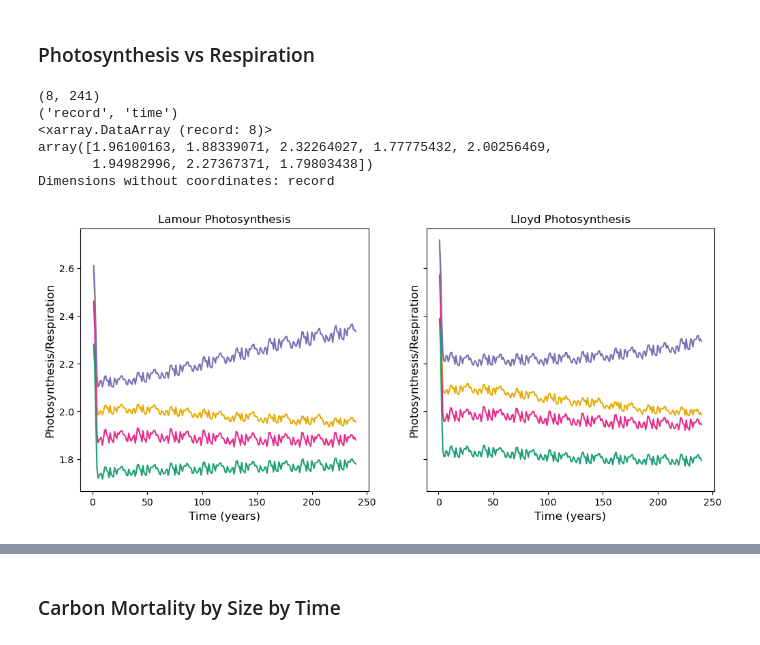
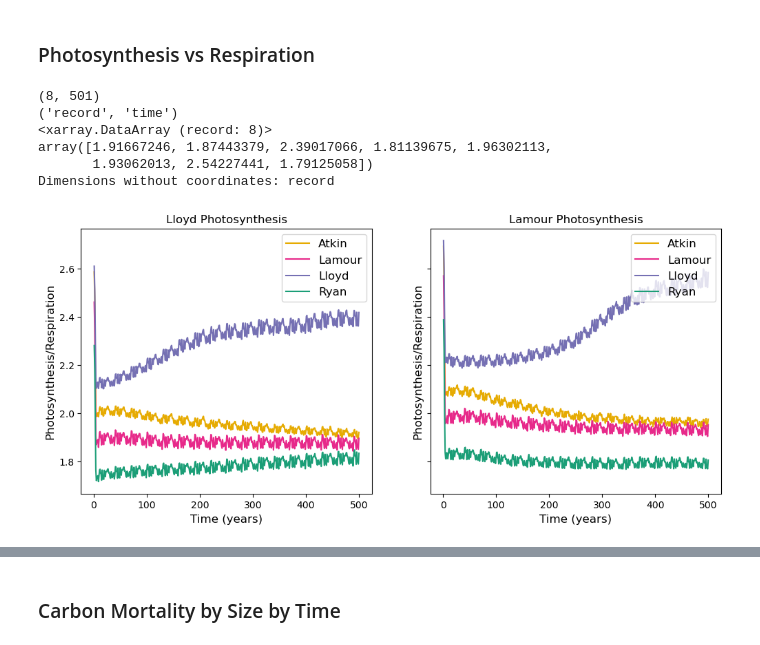
Before and after one commit to dey3434/suli_internship, a Jupyter notebook: SULI Project - Benchmarking and Testing.ipynb, the cells around one changed output, grey strips where cells are left out. Saved outputs shown, nothing was run; the diff lists cells and outputs as text; code cells hidden in the pictures.

```diff
--- a/SULI Project - Benchmarking and Testing.ipynb
+++ b/SULI Project - Benchmarking and Testing.ipynb
@@ -114,7 +114,14 @@ bcie2time = bcie2.variables['time'] / 365
 #bcie3 = '/Users/sharmiladey/Desktop/bci_ensemble_2pfts_vert_scaling_slatop1.5.Eb645be3aa2-Ff47577fa.2023-07-05.h0.ensemble.sofar.nc'
 #first run with all 8 models! has a fates bug tho
 #bcie3 = '/Users/sharmiladey/Desktop/bci_ensemble_2pfts_vert_vcmax_scaling.Eb645be3aa2-F00b6500c.2023-07-14.h0.ensemble.sofar.nc'
-bcie3 = '/Users/sharmiladey/Desktop/bci_ensemble_2pfts_vert_vcmax_scaling.Eb645be3aa2-F2cdbefb8.2023-07-17.h0.ensemble.sofar.nc'
+#250 years, all 8 models
+#bcie3 = '/Users/sharmiladey/Desktop/bci_ensemble_2pfts_vert_vcmax_scaling.Eb645be3aa2-F2cdbefb8.2023-07-17.h0.ensemble.sofar.nc'
+#500 years, all 8 models, finished version of previous bcie3
+#bcie3 = '/Users/sharmiladey/Desktop/bci_ensemble_2pfts_vert_vcmax_scaling.Eb645be3aa2-F2cdbefb8.2023-07-25.h0.ensemble.sofar.nc'
+#300 years new history output variable
+#bcie3 = '/Users/sharmiladey/Desktop/bci_ensemble_2pfts_vert_vcmax_scaling.Eb645be3aa2-F93377650.2023-07-25.h0.ensemble.sofar.nc'
+#500 version of model above
+bcie3 = '/Users/sharmiladey/Desktop/bci_ensemble_2pfts_vert_vcmax_scaling.Eb645be3aa2-F93377650.2023-07-28.h0.ensemble.sofar.nc'
 bcie3 = xr.open_dataset(bcie3, decode_times=False)
 bcie3time = bcie3.variables['time'] / 365
 
@@ -863,80 +875,46 @@ tave_stop  = nyears
 ps = bcie3.FATES_GPP_PF * (10000 / 1000) * (86400*365)
 ps = np.squeeze(ps.sum(dim='fates_levpft'))
 resp = bcie3.FATES_AUTORESP_SZPF
 resp = fa.scpf_to_scls_by_pft(resp, bcie3)
 resp = resp * (10000 / 1000) * (86400*365)
 resp = np.squeeze(resp.sum(dim='fates_levscls'))
 resp = np.squeeze(resp.sum(dim='fates_levpft'))
 
 ratio = ps/resp
 
 #fig1, ((f1ax0, f1ax1), (f1ax2, f1ax3), (f1ax4, f1ax5), (f1ax6, f1ax7)) = plt.subplots(nrows=4, ncols=2, figsize=(12, 20), sharex=True, sharey=True)
 fig1, (f1ax0, f1ax1) = plt.subplots(nrows=1, ncols=2, figsize=(12, 5), sharex=True, sharey=True)
 
 #Atkin R and Lamour P
-f1ax0.plot(bcie3time, ratio[0,:], color=colormap2[7])
-f1ax0.plot(bcie3time, ratio[1,:], color=colormap2[4])
-f1ax0.plot(bcie3time, ratio[2,:], color=colormap2[3])
-f1ax0.plot(bcie3time, ratio[3,:], color=colormap2[0])
+f1ax0.plot(bcie3time, ratio[0,:], color=colormap2[7], label="Atkin")
+f1ax0.plot(bcie3time, ratio[1,:], color=colormap2[4], label="Lamour")
+f1ax0.plot(bcie3time, ratio[2,:], color=colormap2[3], label="Lloyd")
+f1ax0.plot(bcie3time, ratio[3,:], color=colormap2[0], label="Ryan")
 f1ax0.set_xlabel(r'Time (years)', fontsize=12)
 f1ax0.set_ylabel(r'Photosynthesis/Respiration', fontsize=12)
-f1ax0.set_title(r'Lamour Photosynthesis')
+f1ax0.set_title(r'Lloyd Photosynthesis')
+f1ax0.legend(prop={'size':12}, loc = "upper right")
 
 #Atkin R and Lloyd P
-f1ax1.plot(bcie3time, ratio[4,:], color=colormap2[7])
-f1ax1.plot(bcie3time, ratio[5,:], color=colormap2[4])
-f1ax1.plot(bcie3time, ratio[6,:], color=colormap2[3])
-f1ax1.plot(bcie3time, ratio[7,:], color=colormap2[0])
+f1ax1.plot(bcie3time, ratio[4,:], color=colormap2[7], label="Atkin")
+f1ax1.plot(bcie3time, ratio[5,:], color=colormap2[4], label="Lamour")
+f1ax1.plot(bcie3time, ratio[6,:], color=colormap2[3], label="Lloyd")
+f1ax1.plot(bcie3time, ratio[7,:], color=colormap2[0], label="Ryan")
 f1ax1.set_xlabel(r'Time (years)', fontsize=12)
 f1ax1.set_ylabel(r'Photosynthesis/Respiration', fontsize=12)
-f1ax1.set_title(r'Lloyd Photosynthesis')
-
-'''#Lamour R and Lamour P
-f1ax2.plot(bcie3time, ratio[1,:], color=colormap2[4])
-f1ax2.set_xlabel(r'Time (years)', fontsize=12)
-f1ax2.set_ylabel(r'Photosynthesis/Respiration', fontsize=12)
-f1ax2.set_title(r'Lamour R and Lamour P')
-
-#Lamour R and Lloyd P
-f1ax3.plot(bcie3time, ratio[5,:], color=colormap2[4])
-f1ax3.set_xlabel(r'Time (years)', fontsize=12)
-f1ax3.set_ylabel(r'Photosynthesis/Respiration', fontsize=12)
-f1ax3.set_title(r'Lamour R and Lloyd P')
-
-#Lloyd R and Lamour P
-f1ax4.plot(bcie3time, ratio[2,:], color=colormap2[3])
-f1ax4.set_xlabel(r'Time (years)', fontsize=12)
-f1ax4.set_ylabel(r'Photosynthesis/Respiration', fontsize=12)
-f1ax4.set_title(r'Lloyd R and Lamour P')
-
-#Lloyd R and Lloyd P
-f1ax5.plot(bcie3time, ratio[6,:], color=colormap2[3])
-f1ax5.set_xlabel(r'Time (years)', fontsize=12)
-f1ax5.set_ylabel(r'Photosynthesis/Respiration', fontsize=12)
-f1ax5.set_title(r'Lloyd R and Lloyd P')
-
-#Ryan R and Lamour P
-f1ax6.plot(bcie3time, ratio[3,:], color=colormap2[0])
-f1ax6.set_xlabel(r'Time (years)', fontsize=12)
-f1ax6.set_ylabel(r'Photosynthesis/Respiration', fontsize=12)
-f1ax6.set_title(r'Ryan R and Lamour P')
-
-#Ryan R and Lloyd P
-f1ax7.plot(bcie3time, ratio[7,:], color=colormap2[0])
-f1ax7.set_xlabel(r'Time (years)', fontsize=12)
-f1ax7.set_ylabel(r'Photosynthesis/Respiration', fontsize=12)
-f1ax7.set_title(r'Ryan R and Lloyd P')'''
+f1ax1.set_title(r'Lamour Photosynthesis')
+f1ax1.legend(prop={'size':12}, loc = "upper right")
 
 print(ratio.shape)
 print(ratio.dims)
 ratio = ratio.isel(time=slice(tave_start, tave_stop))
 ratio = ratio.mean(dim="time")
 print(ratio)
 # %% [output]
-(8, 241)
+(8, 501)
 ('record', 'time')
 <xarray.DataArray (record: 8)>
-array([1.96100163, 1.88339071, 2.32264027, 1.77775432, 2.00256469,
-       1.94982996, 2.27367371, 1.79803438])
+array([1.91667246, 1.87443379, 2.39017066, 1.81139675, 1.96302113,
+       1.93062013, 2.54227441, 1.79125058])
 Dimensions without coordinates: record
-[figure, old version]
+[figure, new version]
```
Also changed, not shown: parts of 26 cells of this notebook.
